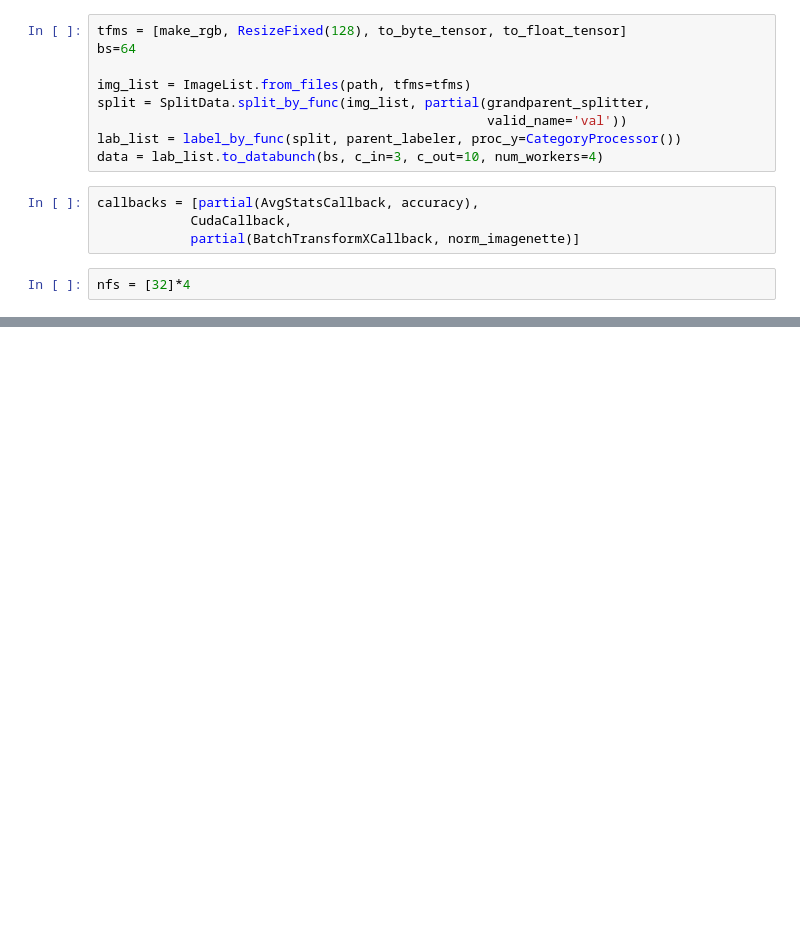
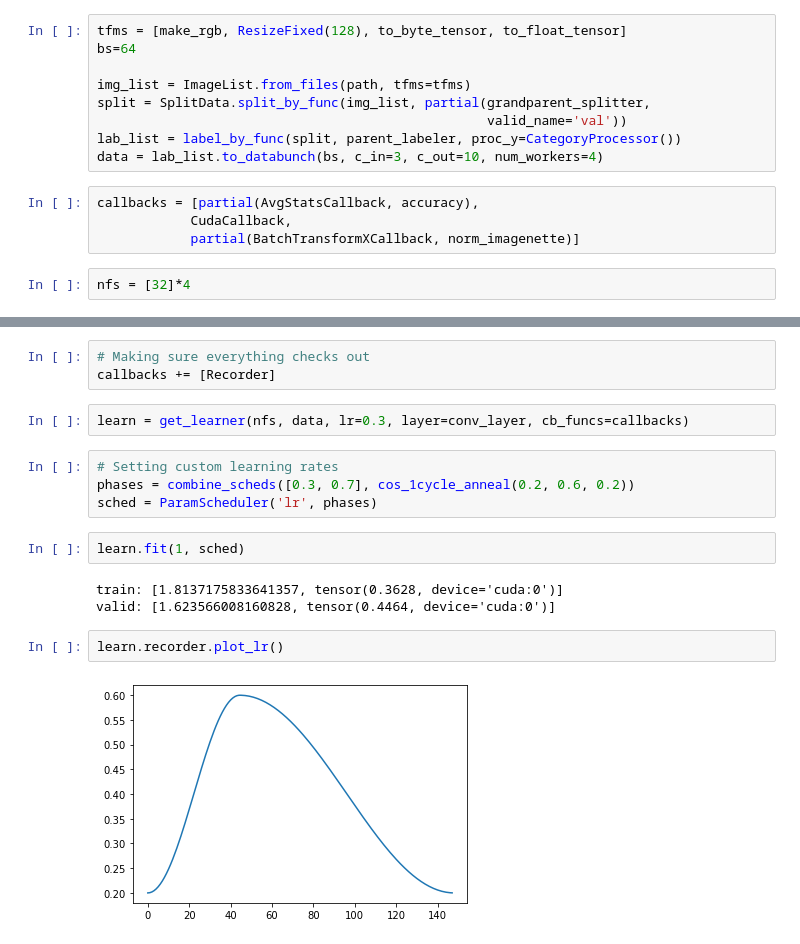
Before and after one commit to bachaudhry/fastai_test_implement, a Jupyter notebook: pytorch_NN_mechanics/07_Learner_progbar.ipynb, the cells around one changed output, grey strips where cells are left out. Cells and saved outputs as stored; diff of their text form; blank space fills up the shorter version.

Commit message:
Learner modified and callbacks checked

```diff
--- a/pytorch_NN_mechanics/07_Learner_progbar.ipynb
+++ b/pytorch_NN_mechanics/07_Learner_progbar.ipynb
@@ -82,0 +155,18 @@ class Learner():
+# %%
+# Making sure everything checks out
+callbacks += [Recorder]
+# %%
+learn = get_learner(nfs, data, lr=0.3, layer=conv_layer, cb_funcs=callbacks)
+# %%
+# Setting custom learning rates
+phases = combine_scheds([0.3, 0.7], cos_1cycle_anneal(0.2, 0.6, 0.2))
+sched = ParamScheduler('lr', phases)
+# %%
+learn.fit(1, sched)
+# %% [output]
+train: [1.8137175833641357, tensor(0.3628, device='cuda:0')]
+valid: [1.623566008160828, tensor(0.4464, device='cuda:0')]
+# %%
+learn.recorder.plot_lr()
+# %% [output]
+[figure, added]
```
Also changed, not shown: parts of 7 cells of this notebook.
